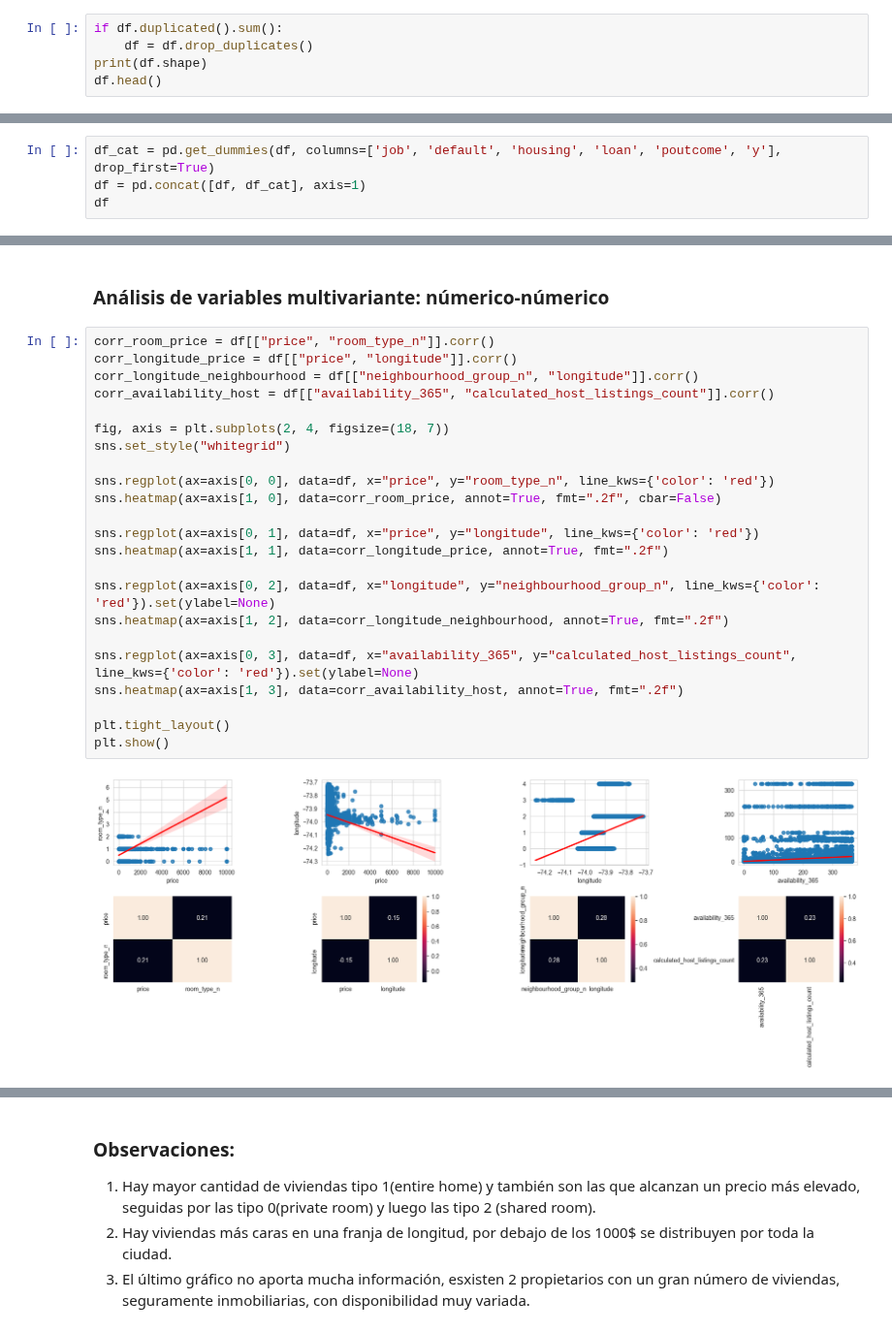
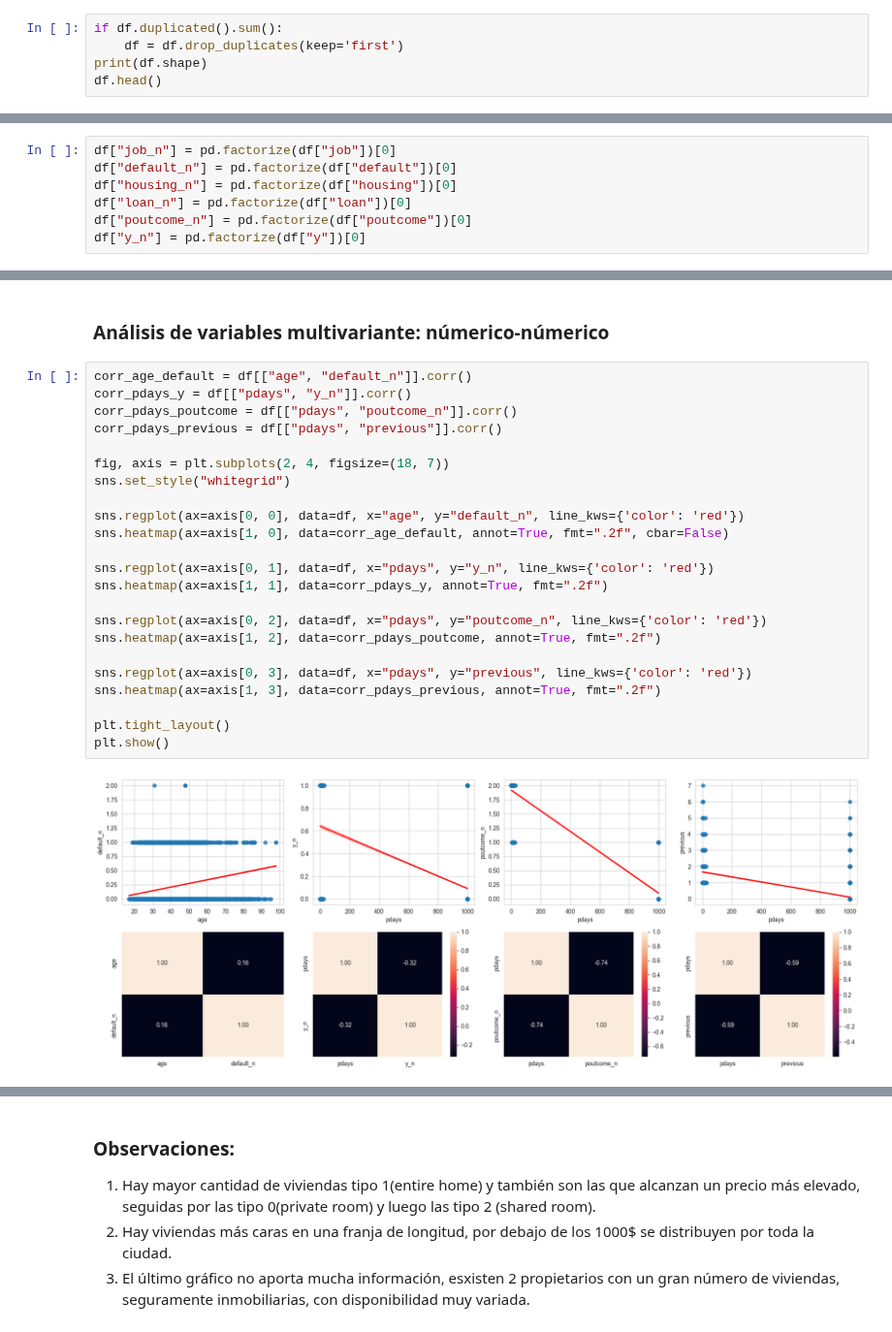
Before and after one commit to 4GeeksAcademy/sayons-intro-ml-new, a Jupyter notebook: src/01-logistic-regression.ipynb, the cells around one changed output, grey strips where cells are left out. Shown at 97% size. Saved outputs shown, nothing was run; the diff lists cells and outputs as text.

```diff
--- a/src/01-logistic-regression.ipynb
+++ b/src/01-logistic-regression.ipynb
@@ -103,7 +129,7 @@ np.int64(12)
 ### Hay 12 filas duplicadas, asi que nos aseguramos de no dejar duplicados en todo el dataset
 # %%
 if df.duplicated().sum():
-    df = df.drop_duplicates()
+    df = df.drop_duplicates(keep='first')
 print(df.shape)
 df.head()
 # %% [output]
@@ -280,5 +310,8 @@ memory usage: 3.1+ MB
 # %%
-df_cat = pd.get_dummies(df, columns=['job', 'default', 'housing', 'loan', 'poutcome', 'y'], drop_first=True)
-df = pd.concat([df, df_cat], axis=1)
-df
+df["job_n"] = pd.factorize(df["job"])[0]
+df["default_n"] = pd.factorize(df["default"])[0]
+df["housing_n"] = pd.factorize(df["housing"])[0]
+df["loan_n"] = pd.factorize(df["loan"])[0]
+df["poutcome_n"] = pd.factorize(df["poutcome"])[0]
+df["y_n"] = pd.factorize(df["y"])[0]
 # %% [output]
@@ -313,27 +371,27 @@ plt.show()
 # %% [markdown]
 ### Análisis de variables multivariante: númerico-númerico
 # %%
-corr_room_price = df[["price", "room_type_n"]].corr()
-corr_longitude_price = df[["price", "longitude"]].corr()
-corr_longitude_neighbourhood = df[["neighbourhood_group_n", "longitude"]].corr()
-corr_availability_host = df[["availability_365", "calculated_host_listings_count"]].corr()
+corr_age_default = df[["age", "default_n"]].corr()
+corr_pdays_y = df[["pdays", "y_n"]].corr()
+corr_pdays_poutcome = df[["pdays", "poutcome_n"]].corr()
+corr_pdays_previous = df[["pdays", "previous"]].corr()
 
 fig, axis = plt.subplots(2, 4, figsize=(18, 7))
 sns.set_style("whitegrid")
 
-sns.regplot(ax=axis[0, 0], data=df, x="price", y="room_type_n", line_kws={'color': 'red'})
-sns.heatmap(ax=axis[1, 0], data=corr_room_price, annot=True, fmt=".2f", cbar=False)
+sns.regplot(ax=axis[0, 0], data=df, x="age", y="default_n", line_kws={'color': 'red'})
+sns.heatmap(ax=axis[1, 0], data=corr_age_default, annot=True, fmt=".2f", cbar=False)
 
-sns.regplot(ax=axis[0, 1], data=df, x="price", y="longitude", line_kws={'color': 'red'})
-sns.heatmap(ax=axis[1, 1], data=corr_longitude_price, annot=True, fmt=".2f")
+sns.regplot(ax=axis[0, 1], data=df, x="pdays", y="y_n", line_kws={'color': 'red'})
+sns.heatmap(ax=axis[1, 1], data=corr_pdays_y, annot=True, fmt=".2f")
 
-sns.regplot(ax=axis[0, 2], data=df, x="longitude", y="neighbourhood_group_n", line_kws={'color': 'red'}).set(ylabel=None)
-sns.heatmap(ax=axis[1, 2], data=corr_longitude_neighbourhood, annot=True, fmt=".2f")
+sns.regplot(ax=axis[0, 2], data=df, x="pdays", y="poutcome_n", line_kws={'color': 'red'})
+sns.heatmap(ax=axis[1, 2], data=corr_pdays_poutcome, annot=True, fmt=".2f")
 
-sns.regplot(ax=axis[0, 3], data=df, x="availability_365", y="calculated_host_listings_count", line_kws={'color': 'red'}).set(ylabel=None)
-sns.heatmap(ax=axis[1, 3], data=corr_availability_host, annot=True, fmt=".2f")
+sns.regplot(ax=axis[0, 3], data=df, x="pdays", y="previous", line_kws={'color': 'red'})
+sns.heatmap(ax=axis[1, 3], data=corr_pdays_previous, annot=True, fmt=".2f")
 
 plt.tight_layout()
 plt.show()
 # %% [output]
-[figure, old version]
+[figure, new version]
```
Also changed, not shown: parts of 10 cells of this notebook, 1 other file.
